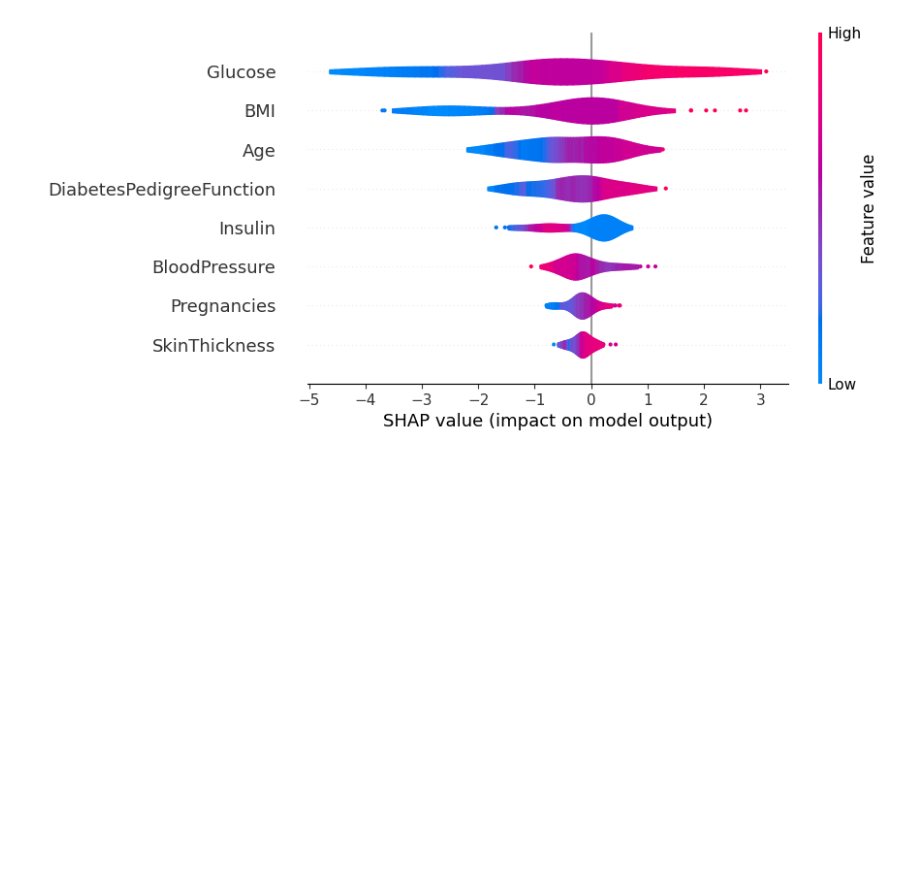
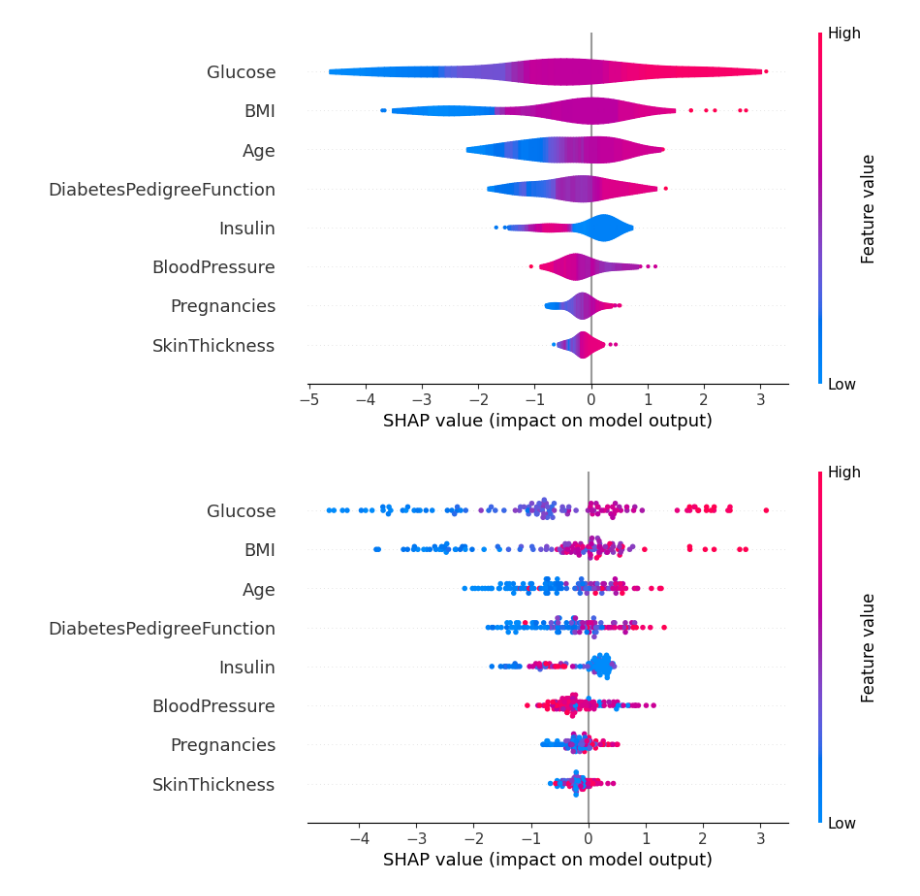
Before and after one commit to purushottam-bajaj/Explainable-AI, a Jupyter notebook: Explainable_AI.ipynb, the cells around one changed output. Cells and saved outputs as stored; diff of their text form; code cells hidden in the pictures; blank space fills up the shorter version.

Commit message:
added plot

```diff
--- a/Explainable_AI.ipynb
+++ b/Explainable_AI.ipynb
@@ -226,3 +226,7 @@ shap.plots.bar(shap_values)
 shap.plots.violin(shap_values)
 # %% [output]
 [figure]
+# %%
+shap.plots.beeswarm(shap_values)
+# %% [output]
+[figure, added]
```
Also changed, not shown: parts of 1 cell of this notebook.
